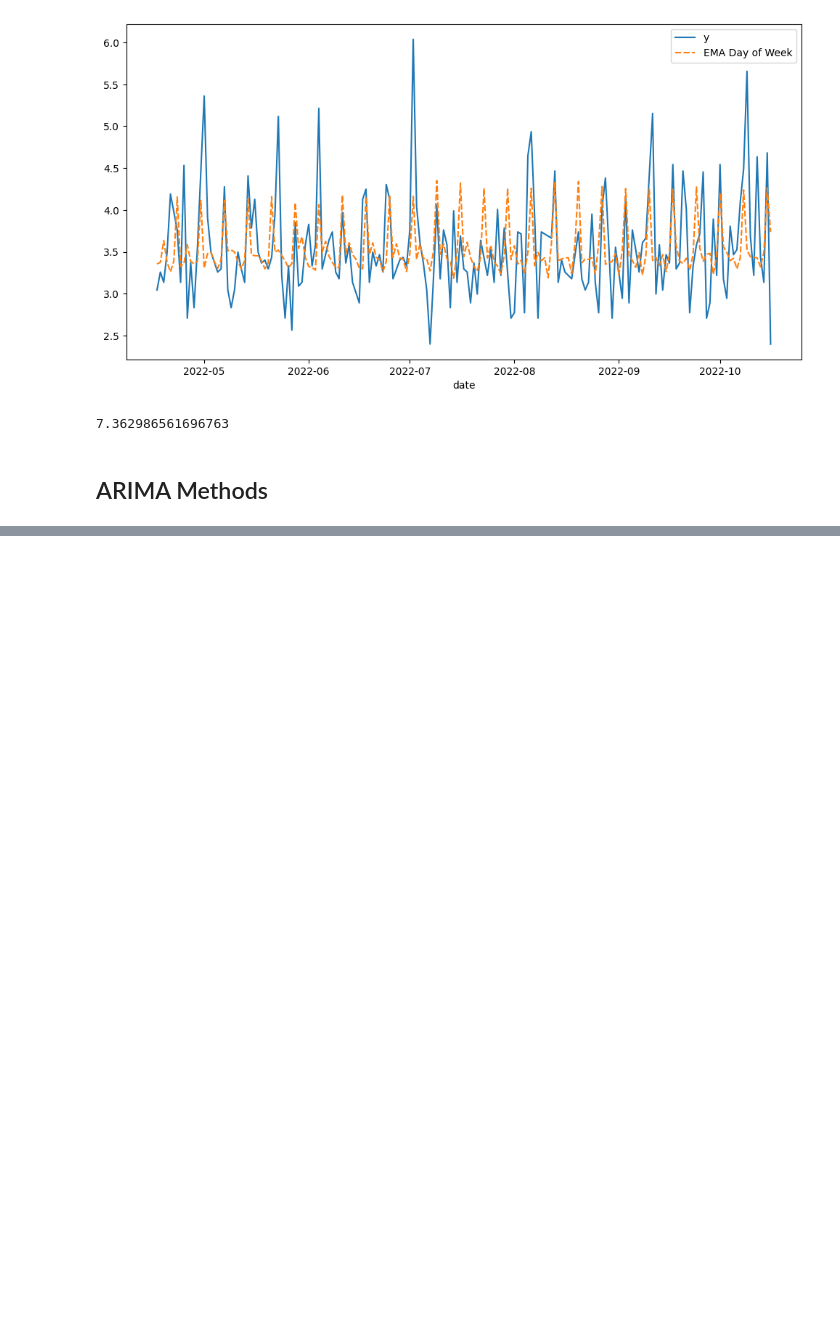
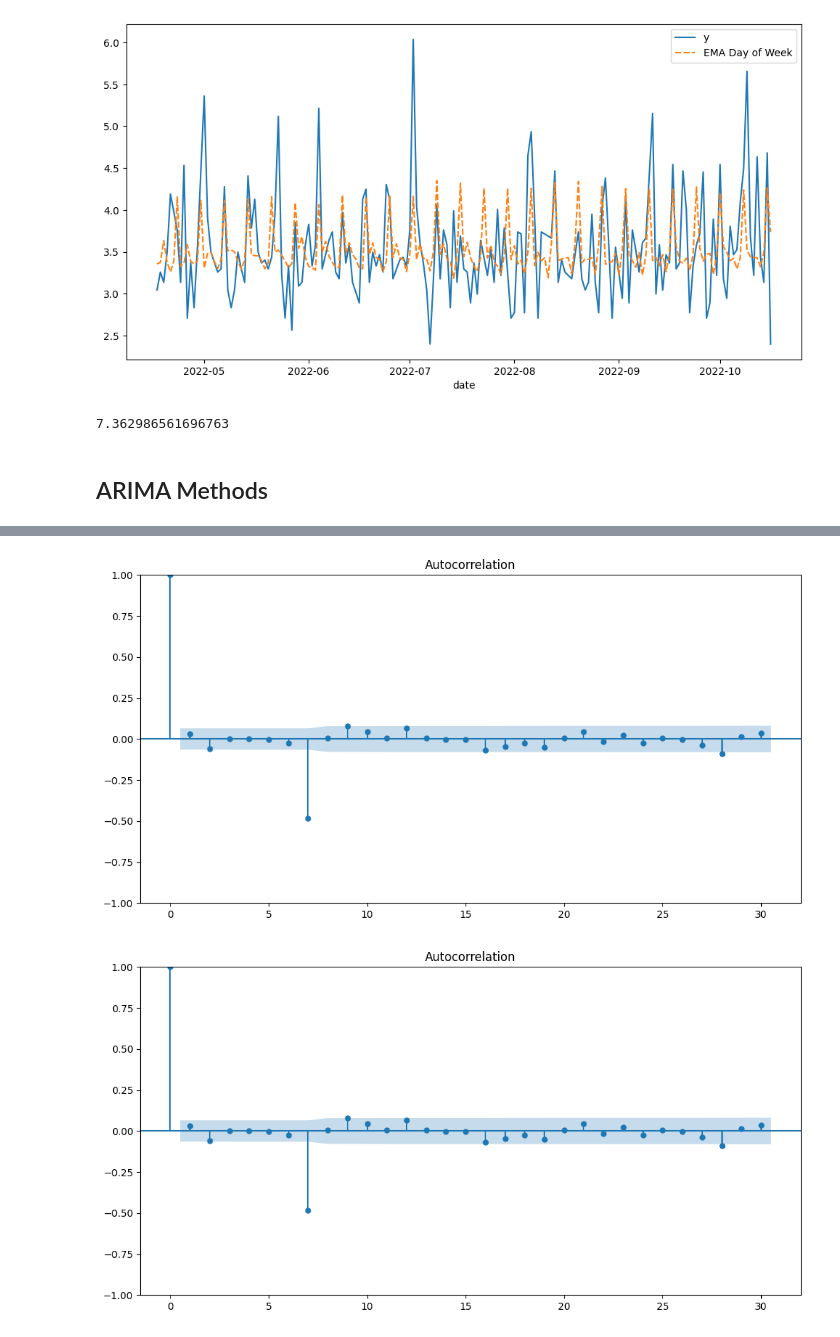
Before and after one commit to asjchen/mini-crossword-forecasts, a Jupyter notebook: NYTimes Mini Crossword Time Forecasting.ipynb, the cells around one changed output, grey strips where cells are left out. Saved outputs shown, nothing was run; the diff lists cells and outputs as text; code cells hidden in the pictures; blank space fills up the shorter version.

```diff
--- a/NYTimes Mini Crossword Time Forecasting.ipynb
+++ b/NYTimes Mini Crossword Time Forecasting.ipynb
@@ -248,0 +247,10 @@ ema_dow_forecaster.eval_batch(df_train, val_start, val_end)
+# %%
+# Okay, what if we diff on 7?
+plot_acf(df_train["log_time"].diff(7).ffill().bfill())
+
+# Obviously a spike at 7 (due to weekly periodicity), but no other consistent patterns
+# Likely means if we account for the periodicity, the series is fairly stationary.
+# (No prior reason to expect nonstationarity that's not unit-root.)
+# %% [output]
+[figure, added]
+[figure, added]
```
Also changed, not shown: parts of 15 cells of this notebook, 1 other file.
